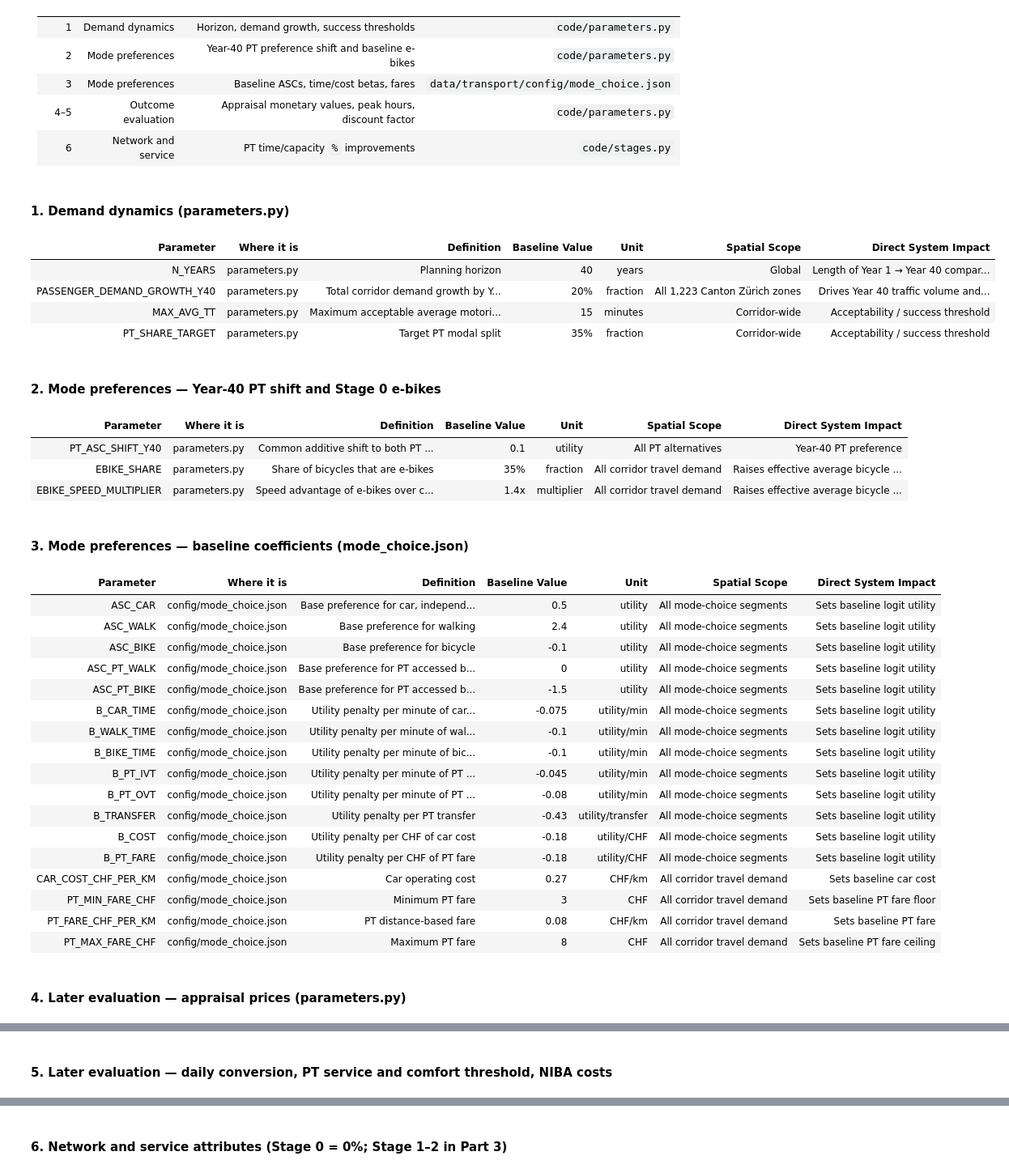
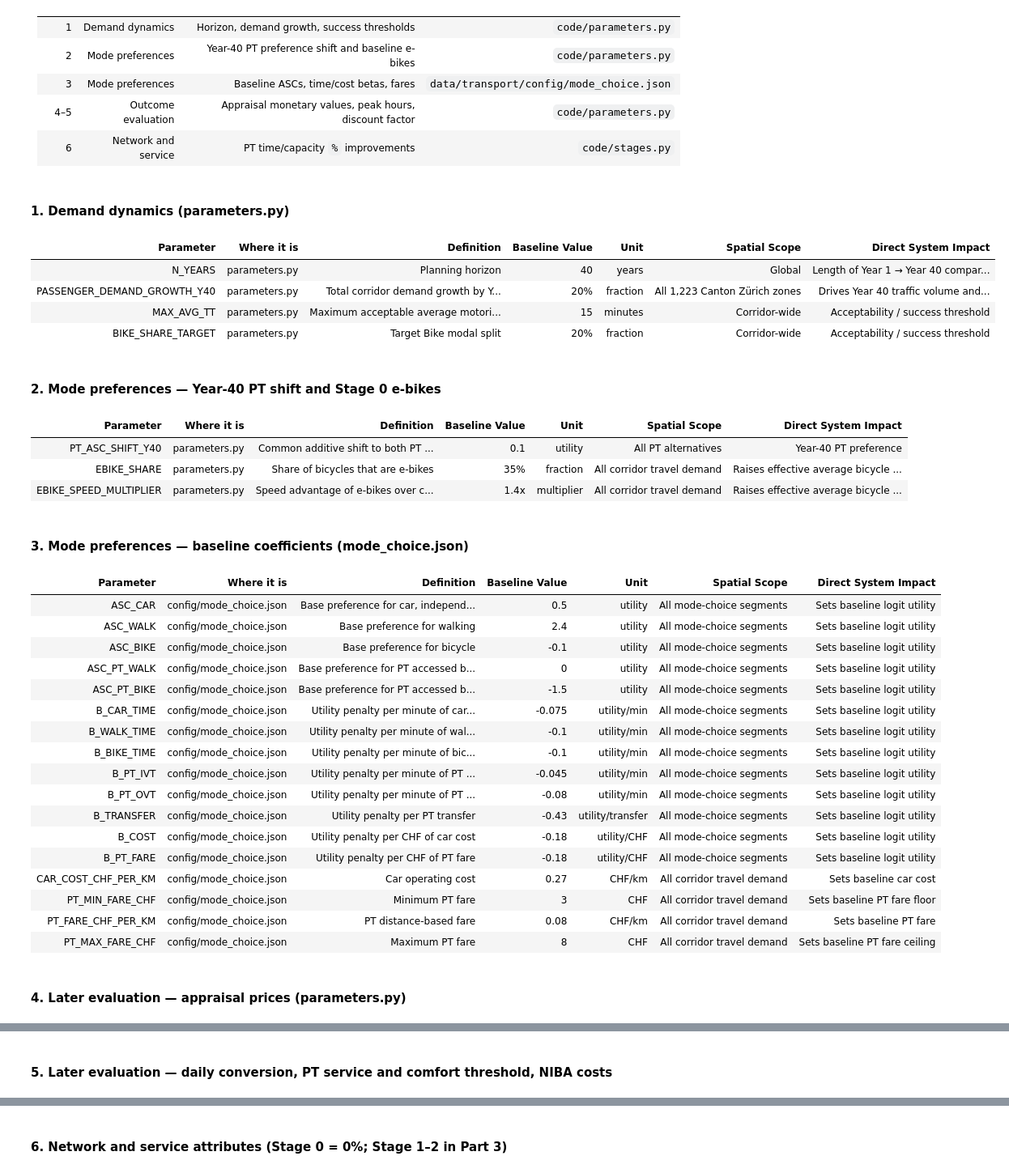
Before and after one commit to finsa21/IP-HS26-MehrSpur-CaseStudy_fork_rss, a Jupyter notebook: notebooks/02_system_modeling.ipynb, the cells around one changed output, grey strips where cells are left out. Shown at 81% size. Drawn from its saved outputs; the diff is of its cells as text; code cells hidden in the pictures.

```diff
--- a/notebooks/02_system_modeling.ipynb
+++ b/notebooks/02_system_modeling.ipynb
@@ -2193,7 +2186,7 @@ demand_rows = [
     ("N_YEARS", _src("parameters.py", "N_YEARS"), "Planning horizon", f"{p.N_YEARS}", "years", "Global", "Length of Year 1 → Year 40 comparison"),
     ("PASSENGER_DEMAND_GROWTH_Y40", _src("parameters.py", "PASSENGER_DEMAND_GROWTH_Y40"), "Total corridor demand growth by Year 40", f"{p.PASSENGER_DEMAND_GROWTH_Y40:.0%}", "fraction", "All 1,223 Canton Zürich zones", "Drives Year 40 traffic volume and congestion"),
     ("MAX_AVG_TT", _src("parameters.py", "MAX_AVG_TT"), "Maximum acceptable average motorized travel time", f"{p.MAX_AVG_TT:.0f}", "minutes", "Corridor-wide", "Acceptability / success threshold"),
-    ("PT_SHARE_TARGET", _src("parameters.py", "PT_SHARE_TARGET"), "Target PT modal split", f"{p.PT_SHARE_TARGET:.0%}", "fraction", "Corridor-wide", "Acceptability / success threshold"),
+    ("BIKE_SHARE_TARGET", _src("parameters.py", "BIKE_SHARE_TARGET"), "Target Bike modal split", f"{p.BIKE_SHARE_TARGET:.0%}", "fraction", "Corridor-wide", "Acceptability / success threshold"),
 ]
 demand_df = _show("2_1_demand_dynamics", "1. Demand dynamics (parameters.py)", demand_rows)
 
@@ -2259,34 +2252,34 @@ fixed_rows = [
     ("C_AIR_CAR", _src("parameters.py", "C_AIR_CAR"), "Air-pollution external cost, car", f"{p.C_AIR_CAR:.3f}", "CHF/veh-km", "Road network", "NIBA external cost of car travel"),
     ("C_ACCIDENT_CAR", _src("parameters.py", "C_ACCIDENT_CAR"), "Accident external cost, car", f"{p.C_ACCIDENT_CAR:.3f}", "CHF/veh-km", "Road network", "NIBA external cost of car travel"),
 ]
 fixed_df = _show("2_1_physical_assumptions", "5. Later evaluation — daily conversion, PT service and comfort threshold, NIBA costs", fixed_rows)
 
 # 6. Network and service attributes (Stage 0 baseline = 0%).
 intervention_rows = [
     ("travel_time_reduction_pct", _transport_src("interventions.py"), "PT in-vehicle time reduction", "0%", "%", "Targeted OD pairs (e.g. Zürich ↔ Winterthur)", "Shortens PT in-vehicle time"),
     ("speed_increase_pct", _transport_src("interventions.py"), "Operating speed increase", "0%", "%", "Selected bicycle or PT OD pairs", "Reduces travel time on those OD pairs"),
     ("distance_reduction_pct", _transport_src("interventions.py"), "Path-distance / shortcut reduction", "0%", "%", "Selected OD pairs with shorter modeled paths", "Shortens the modelled path"),
     ("initial_wait_reduction_pct", _transport_src("interventions.py"), "Initial waiting-time reduction", "0%", "%", "Corridor rail lines and connecting bus feeders", "Shortens first-board waiting time"),
     ("transfer_wait_reduction_pct", _transport_src("interventions.py"), "Transfer waiting-time reduction (timetable coordination)", "0%", "%", "Transfer hubs (e.g. Winterthur HB, Stadelhofen)", "Shortens wait at transfers"),
     ("transfer_time_reduction_pct", _transport_src("interventions.py"), "Physical transfer-time reduction (platform walking)", "0%", "%", "Upgraded interchange station facilities", "Shortens walk between platforms"),
     ("access_time_reduction_pct", _transport_src("interventions.py"), "First-mile station access-time reduction", "0%", "%", "Station catchment (walk/bicycle radius)", "Shortens access to the station"),
     ("egress_time_reduction_pct", _transport_src("interventions.py"), "Last-mile station egress-time reduction", "0%", "%", "Destination municipal employment zones", "Shortens egress from the station"),
 ]
 intervention_df = _show(
     "2_1_network_service_attributes",
     "6. Network and service attributes (Stage 0 = 0%; Stage 1–2 in Part 3)",
     intervention_rows,
 )
 
 print("* Baseline values are loaded directly from data/transport/config/mode_choice.json.")
 print("* Table 6 is the Stage 0 baseline (0%). Part 3 sets the Stage 1–2 values.")
 # %% [output]
 1. Demand dynamics (parameters.py)
 | Parameter | Where it is | Definition | Baseline Value | Unit | Spatial Scope | Direct System Impact |
 | N_YEARS | parameters.py | Planning horizon | 40 | years | Global | Length of Year 1 → Year 40 compar... |
 | PASSENGER_DEMAND_GROWTH_Y40 | parameters.py | Total corridor demand growth by Y... | 20% | fraction | All 1,223 Canton Zürich zones | Drives Year 40 traffic volume and... |
 | MAX_AVG_TT | parameters.py | Maximum acceptable average motori... | 15 | minutes | Corridor-wide | Acceptability / success threshold |
-| PT_SHARE_TARGET | parameters.py | Target PT modal split | 35% | fraction | Corridor-wide | Acceptability / success threshold |
+| BIKE_SHARE_TARGET | parameters.py | Target Bike modal split | 20% | fraction | Corridor-wide | Acceptability / success threshold |
 2. Mode preferences — Year-40 PT shift and Stage 0 e-bikes
 | Parameter | Where it is | Definition | Baseline Value | Unit | Spatial Scope | Direct System Impact |
 | PT_ASC_SHIFT_Y40 | parameters.py | Common additive shift to both PT ... | 0.1 | utility | All PT alternatives | Year-40 PT preference |
```
Also changed, not shown: parts of 11 cells of this notebook, 2 other files.
